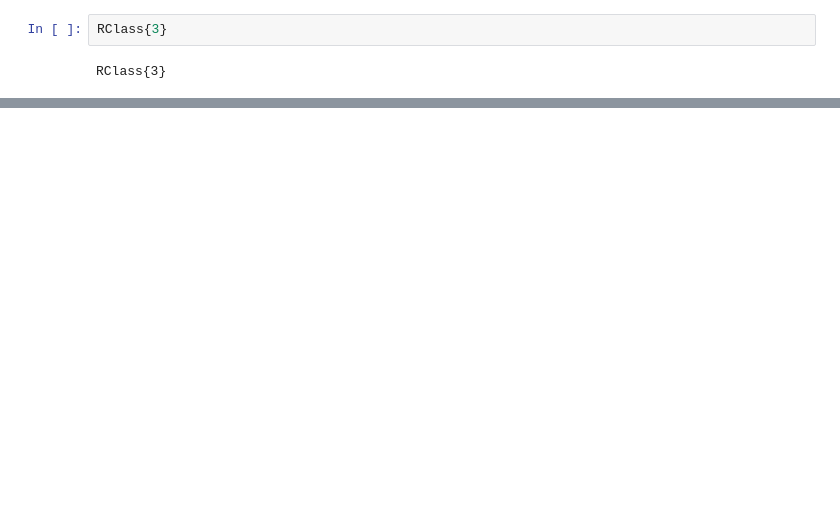
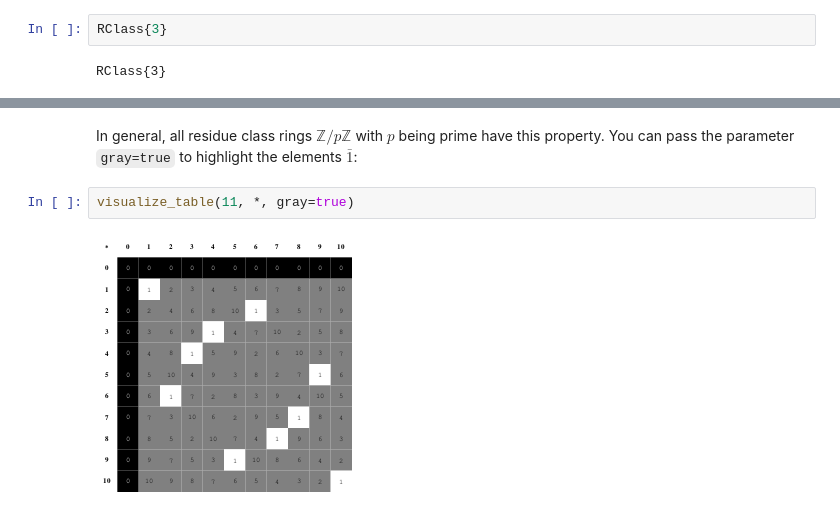
Before and after one commit to internaut/learningjulia, a Jupyter notebook: residueclasses/residueclasses.ipynb, the cells around one changed output, grey strips where cells are left out. Saved outputs shown, nothing was run; the diff lists cells and outputs as text; blank space fills up the shorter version.

```diff
--- a/residueclasses/residueclasses.ipynb
+++ b/residueclasses/residueclasses.ipynb
@@ -30,0 +143,6 @@ visualize_table(8, *)
+# %% [markdown]
+In general, all residue class rings $\mathbb Z/p\mathbb Z$ with $p$ being prime have this property. You can pass the parameter `gray=true` to highlight the elements $\bar 1$:
+# %%
+visualize_table(11, *, gray=true)
+# %% [output]
+[figure, added]
```
Also changed, not shown: parts of 40 cells of this notebook.
